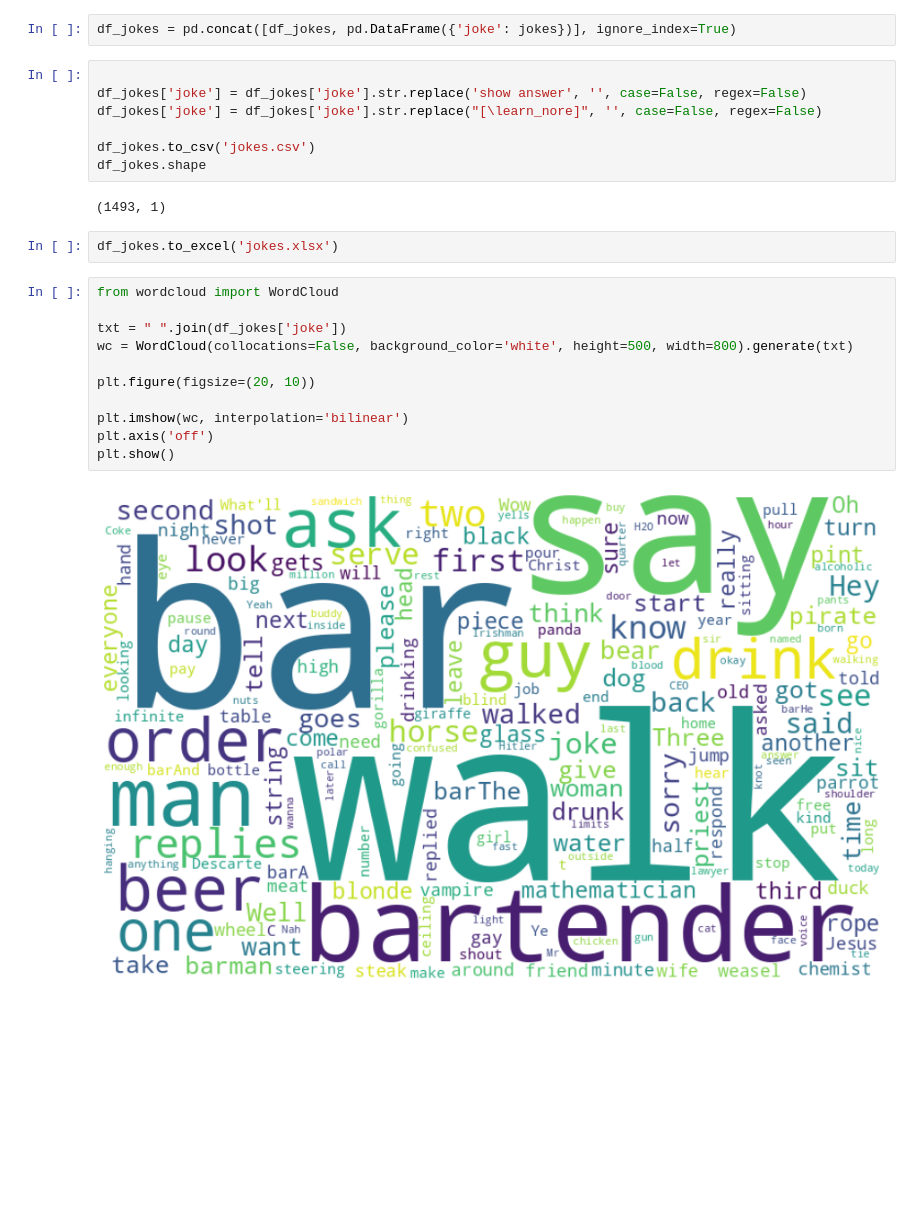
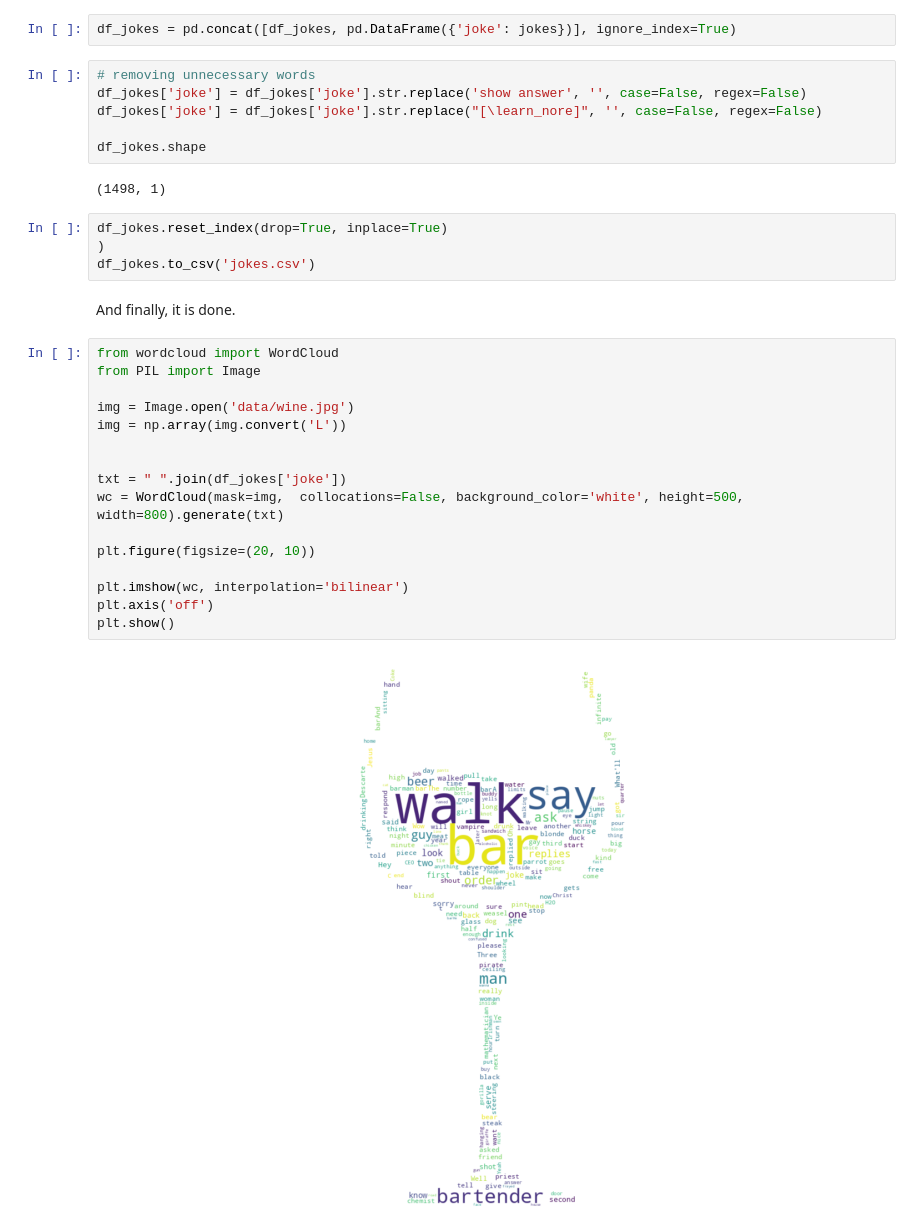
Before and after one commit to s-bose/Walks-into-a-bar-dataset, a Jupyter notebook: walks_into_bar.ipynb, the cells around one changed output. Saved outputs shown, nothing was run; the diff lists cells and outputs as text; blank space fills up the shorter version.

```diff
--- a/walks_into_bar.ipynb
+++ b/walks_into_bar.ipynb
@@ -255,26 +303,34 @@ len(jokes)
 # %%
 df_jokes = pd.concat([df_jokes, pd.DataFrame({'joke': jokes})], ignore_index=True)
 # %%
-
+# removing unnecessary words
 df_jokes['joke'] = df_jokes['joke'].str.replace('show answer', '', case=False, regex=False)
 df_jokes['joke'] = df_jokes['joke'].str.replace("[\learn_nore]", '', case=False, regex=False)
 
-df_jokes.to_csv('jokes.csv')
 df_jokes.shape
 # %% [output]
-(1493, 1)
+(1498, 1)
 # %%
-df_jokes.to_excel('jokes.xlsx')
+df_jokes.reset_index(drop=True, inplace=True)
+)
+df_jokes.to_csv('jokes.csv')
+# %% [markdown]
+And finally, it is done.
 # %%
 from wordcloud import WordCloud
+from PIL import Image
+
+img = Image.open('data/wine.jpg')
+img = np.array(img.convert('L'))
+
 
 txt = " ".join(df_jokes['joke'])
-wc = WordCloud(collocations=False, background_color='white', height=500, width=800).generate(txt)
+wc = WordCloud(mask=img,  collocations=False, background_color='white', height=500, width=800).generate(txt)
 
 plt.figure(figsize=(20, 10))
 
 plt.imshow(wc, interpolation='bilinear')
 plt.axis('off')
 plt.show()
 # %% [output]
-[figure, old version]
+[figure, new version]
```
Also changed, not shown: parts of 20 cells of this notebook, 4 other files.
